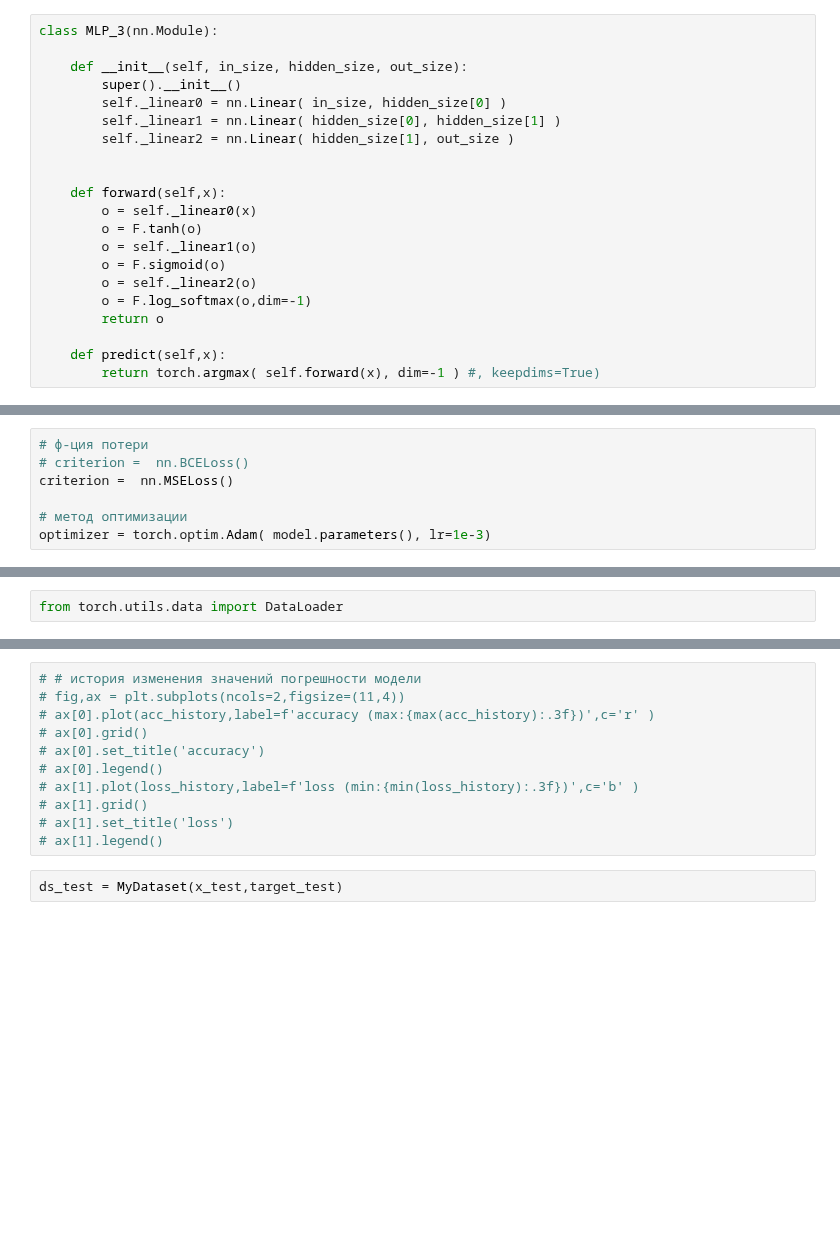
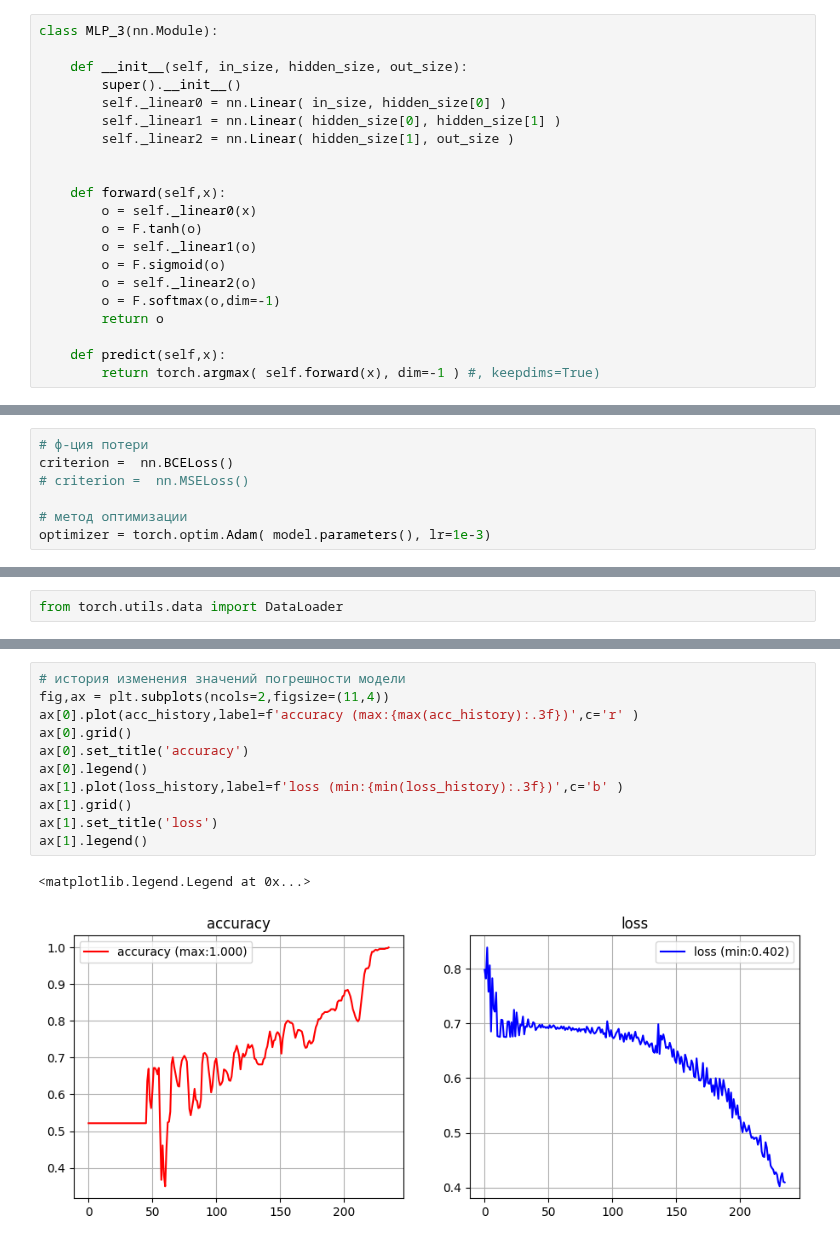
Before and after one commit to mechanoid5/ml_lectorium_2024_I, a Jupyter notebook: examples/18-tech-stack/mlp-torch.ipynb, the cells around one changed output, grey strips where cells are left out. Cells and saved outputs as stored; diff of their text form; blank space fills up the shorter version.

```diff
--- a/examples/18-tech-stack/mlp-torch.ipynb
+++ b/examples/18-tech-stack/mlp-torch.ipynb
@@ -118,7 +126,7 @@ class MLP_3(nn.Module):
         o = self._linear1(o)
         o = F.sigmoid(o)
         o = self._linear2(o)
-        o = F.log_softmax(o,dim=-1)
+        o = F.softmax(o,dim=-1)
         return o
 
     def predict(self,x):
@@ -148,8 +164,8 @@ device(type='cuda', index=0)
 model = model.to(device)
 # %%
 # ф-ция потери
-# criterion =  nn.BCELoss()
-criterion =  nn.MSELoss()
+criterion =  nn.BCELoss()
+# criterion =  nn.MSELoss()
 
 # метод оптимизации
 optimizer = torch.optim.Adam( model.parameters(), lr=1e-3)
@@ -189,13 +210,14 @@ plt.plot(loss_history)
 # %%
-# # история изменения значений погрешности модели
-# fig,ax = plt.subplots(ncols=2,figsize=(11,4))
-# ax[0].plot(acc_history,label=f'accuracy (max:{max(acc_history):.3f})',c='r' )
-# ax[0].grid()
-# ax[0].set_title('accuracy')
-# ax[0].legend()
-# ax[1].plot(loss_history,label=f'loss (min:{min(loss_history):.3f})',c='b' )
-# ax[1].grid()
-# ax[1].set_title('loss')
-# ax[1].legend()
+# история изменения значений погрешности модели
+fig,ax = plt.subplots(ncols=2,figsize=(11,4))
+ax[0].plot(acc_history,label=f'accuracy (max:{max(acc_history):.3f})',c='r' )
+ax[0].grid()
+ax[0].set_title('accuracy')
+ax[0].legend()
+ax[1].plot(loss_history,label=f'loss (min:{min(loss_history):.3f})',c='b' )
+ax[1].grid()
+ax[1].set_title('loss')
+ax[1].legend()
+# %% [output]
+<matplotlib.legend.Legend at 0x...>
+[figure, added]
-# %%
-ds_test = MyDataset(x_test,target_test)
```
Also changed, not shown: parts of 23 cells of this notebook.
